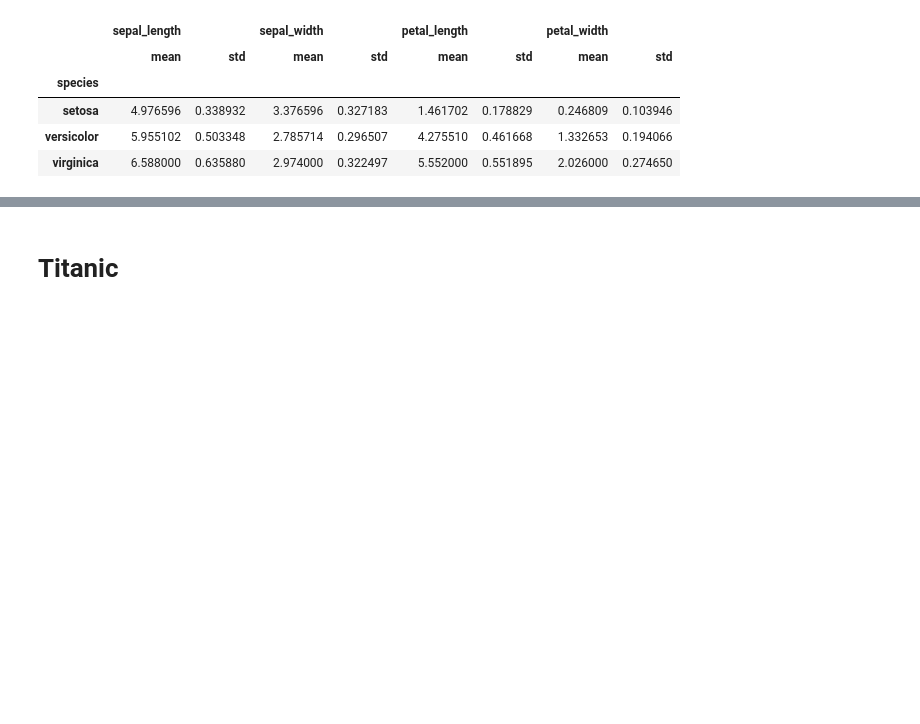
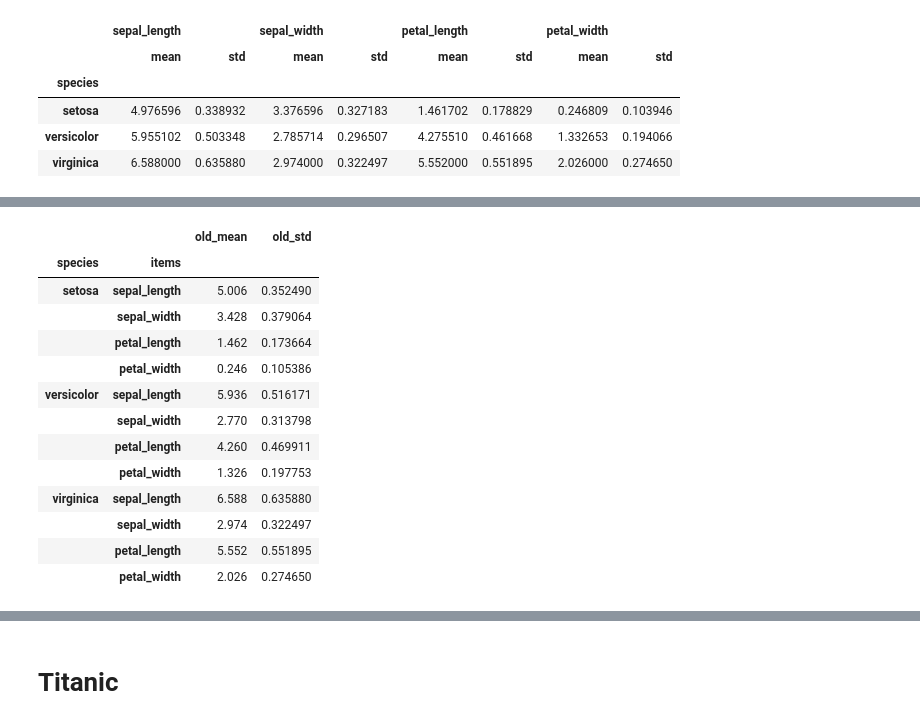
Before and after one commit to beegramin9/DataScience, a Jupyter notebook: 03_pandas/11_1111.ipynb, the cells around one changed output, grey strips where cells are left out. Drawn from its saved outputs; the diff is of its cells as text; code cells hidden in the pictures; blank space fills up the shorter version.

```diff
--- a/03_pandas/11_1111.ipynb
+++ b/03_pandas/11_1111.ipynb
@@ -106,0 +109,2 @@ iris.groupby(iris.species).agg(["mean","std"])
+# %%
+iris = sns.load_dataset('iris')
@@ -106,0 +148,24 @@ iris.groupby(iris.species).agg(["mean","std"])
+# %%
+tmp_iris = pd.DataFrame({
+    'species' : species,
+    'items' : items,
+    'old_mean' : old_mean_list,
+    'old_std' : old_std_list
+})
+new_iris = tmp_iris.set_index(['species','items'])
+new_iris
+# %% [output]
+|  |  | old_mean | old_std |
+| species | items |  |  |
+| setosa | sepal_length | 5.006 | 0.352490 |
+|  | sepal_width | 3.428 | 0.379064 |
+|  | petal_length | 1.462 | 0.173664 |
+|  | petal_width | 0.246 | 0.105386 |
+| versicolor | sepal_length | 5.936 | 0.516171 |
+|  | sepal_width | 2.770 | 0.313798 |
+|  | petal_length | 4.260 | 0.469911 |
+|  | petal_width | 1.326 | 0.197753 |
+| virginica | sepal_length | 6.588 | 0.635880 |
+|  | sepal_width | 2.974 | 0.322497 |
+|  | petal_length | 5.552 | 0.551895 |
+|  | petal_width | 2.026 | 0.274650 |
```
Also changed, not shown: parts of 7 cells of this notebook, 1 other file.
